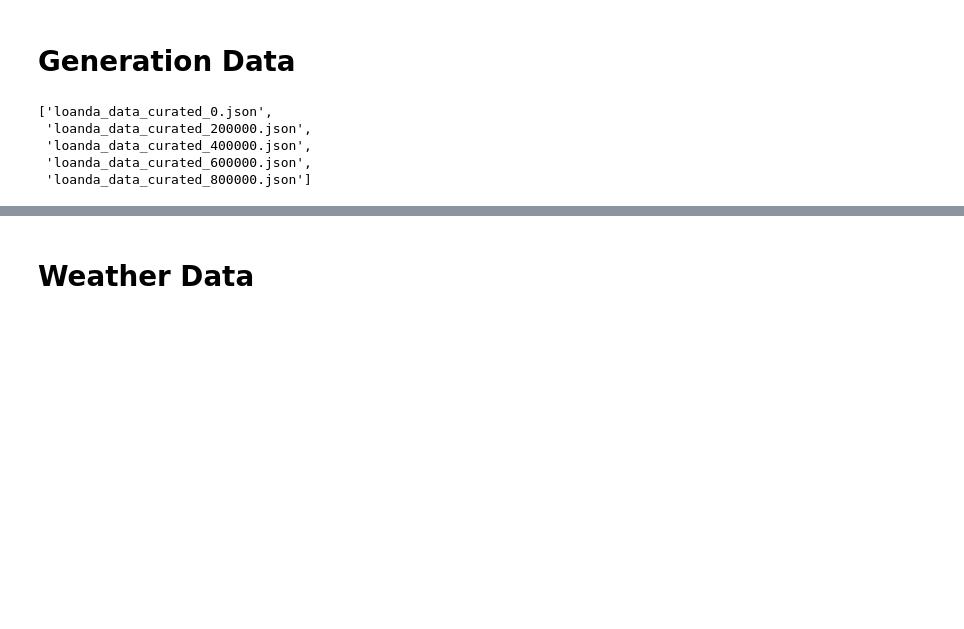
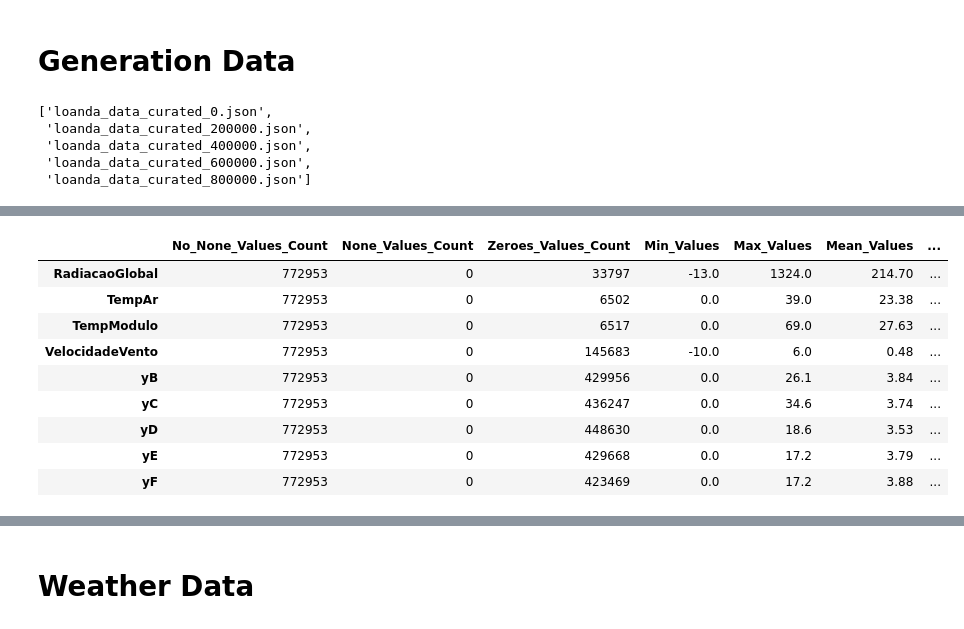
Before and after one commit to luisfernandoagottani/doctorade, a Jupyter notebook: notebooks/loanda/model_training.ipynb, the cells around one changed output, grey strips where cells are left out. Drawn from its saved outputs; the diff is of its cells as text; code cells hidden in the pictures; blank space fills up the shorter version.

```diff
--- a/notebooks/loanda/model_training.ipynb
+++ b/notebooks/loanda/model_training.ipynb
@@ -72,0 +198,34 @@ df = df[~(df['yF'].isna())]
+# %%
+try:
+  df = df.set_index('E3TimeStamp')
+except:
+  pass
+
+
+df_filtered = df_anomaly[['RadiacaoGlobal', 'TempAr', 'TempModulo',
+       'VelocidadeVento', 'yB', 'yC', 'yD', 'yE', 'yF']]
+
+df_descricao = pd.DataFrame()
+
+df_descricao['No_None_Values_Count'] = round(df_filtered.apply(lambda x: x.count()),2)
+df_descricao['None_Values_Count'] = round(df_filtered.apply(lambda x: x.isnull().sum()),2)
+df_descricao['Zeroes_Values_Count'] = round(df_filtered.apply(lambda x: (x == 0).sum()),2)
+df_descricao['Min_Values'] = round(df_filtered.apply(lambda x: x.min()),2)
+df_descricao['Max_Values'] = round(df_filtered.apply(lambda x: x.max()),2)
+df_descricao['Mean_Values'] = round(df_filtered.apply(lambda x: x.mean()),2)
+df_descricao['Std_Values'] = round(df_filtered.apply(lambda x: x.std()),2)
+df_descricao['Sum of Values'] = round(df_filtered.apply(lambda x: x.sum()),0)
+df_descricao['Min_Date'] = df_filtered.index.min()
+df_descricao['Max_Date'] = df_filtered.index.max()
+df_descricao
+# %% [output]
+|  | No_None_Values_Count | None_Values_Count | Zeroes_Values_Count | Min_Values | Max_Values | Mean_Values | ... |
+| RadiacaoGlobal | 772953 | 0 | 33797 | -13.0 | 1324.0 | 214.70 | ... |
+| TempAr | 772953 | 0 | 6502 | 0.0 | 39.0 | 23.38 | ... |
+| TempModulo | 772953 | 0 | 6517 | 0.0 | 69.0 | 27.63 | ... |
+| VelocidadeVento | 772953 | 0 | 145683 | -10.0 | 6.0 | 0.48 | ... |
+| yB | 772953 | 0 | 429956 | 0.0 | 26.1 | 3.84 | ... |
+| yC | 772953 | 0 | 436247 | 0.0 | 34.6 | 3.74 | ... |
+| yD | 772953 | 0 | 448630 | 0.0 | 18.6 | 3.53 | ... |
+| yE | 772953 | 0 | 429668 | 0.0 | 17.2 | 3.79 | ... |
+| yF | 772953 | 0 | 423469 | 0.0 | 17.2 | 3.88 | ... |
```
Also changed, not shown: parts of 44 cells of this notebook.
